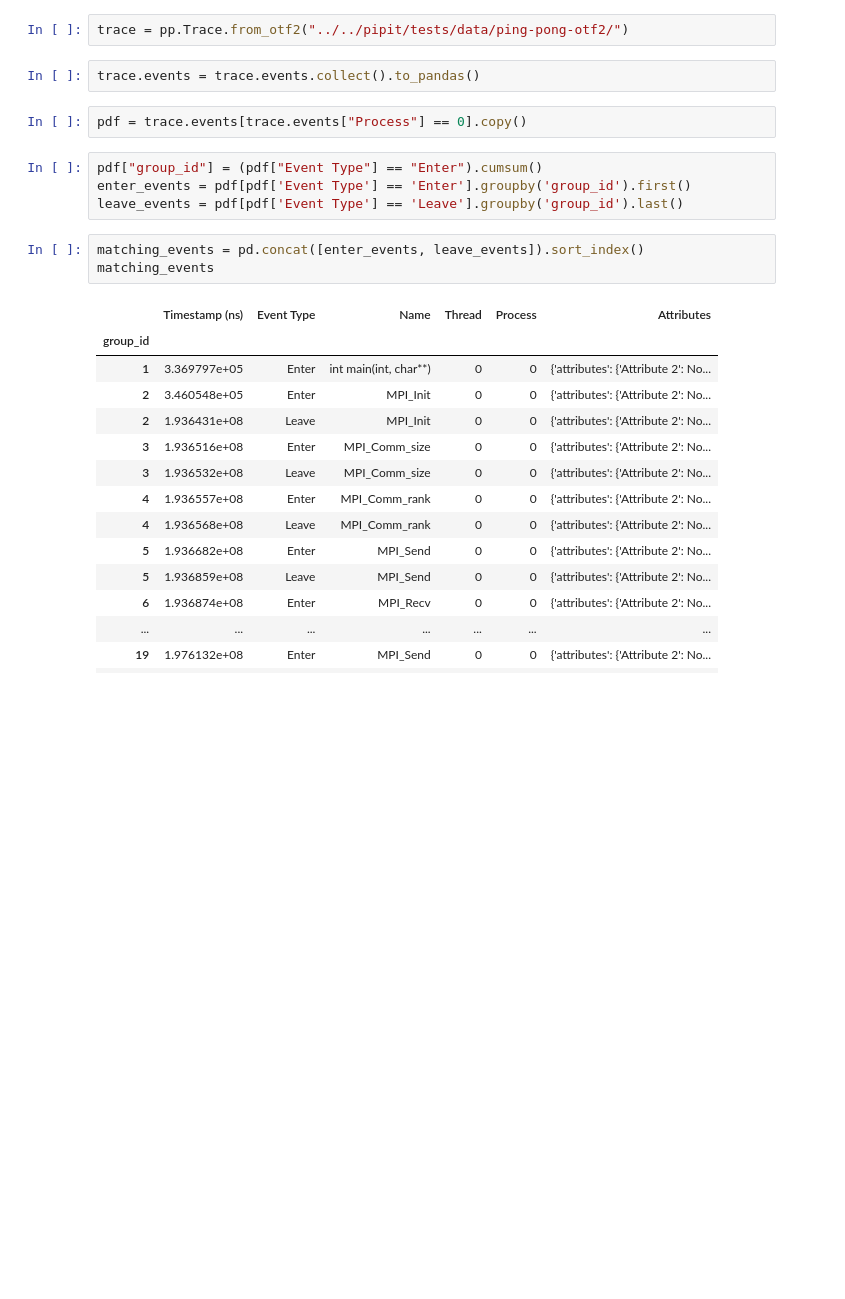
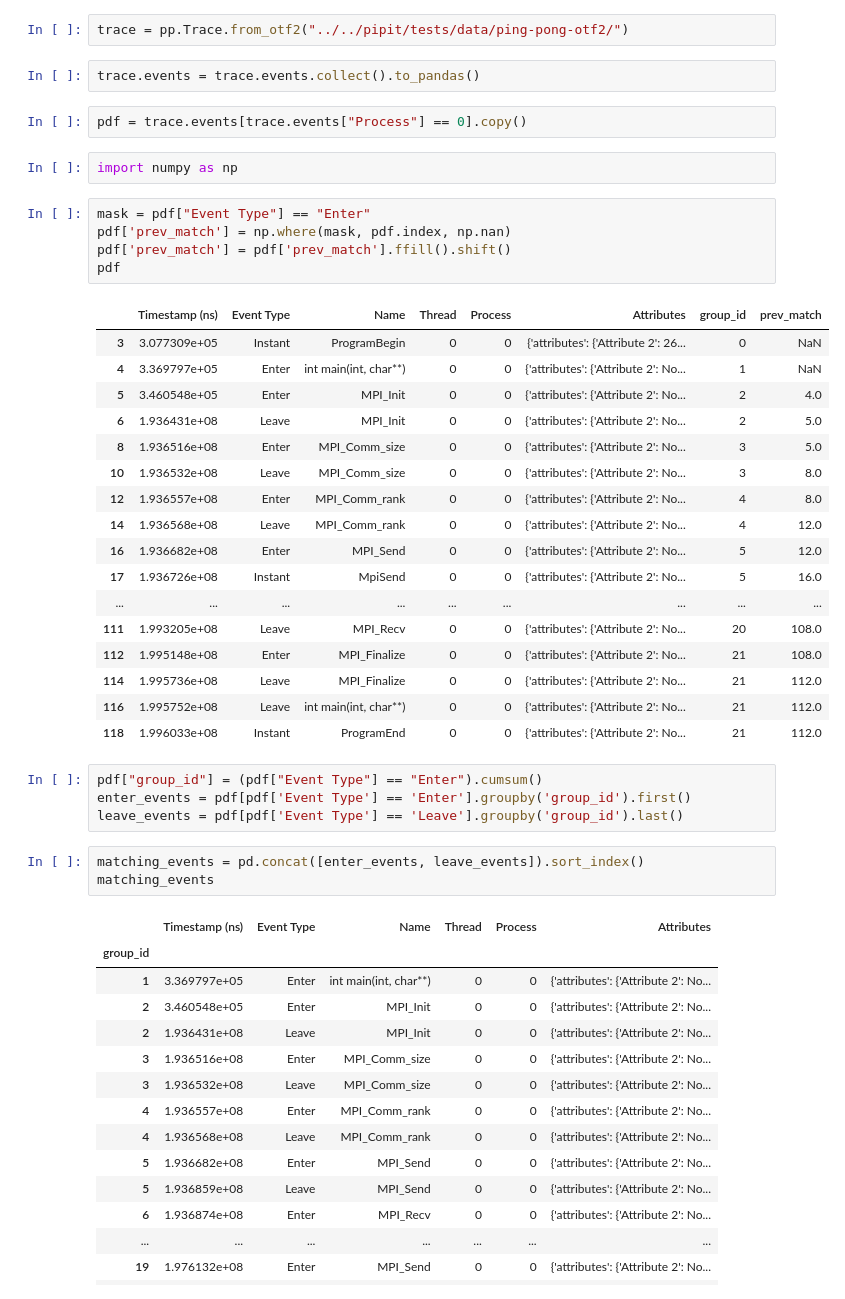
Before and after one commit to hpcgroup/pipit, a Jupyter notebook: docs/examples/polars.ipynb, the cells around one changed output. Drawn from its saved outputs; the diff is of its cells as text; blank space fills up the shorter version.

```diff
--- a/docs/examples/polars.ipynb
+++ b/docs/examples/polars.ipynb
@@ -451,6 +478,31 @@ trace = pp.Trace.from_otf2("../../pipit/tests/data/ping-pong-otf2/")
 trace.events = trace.events.collect().to_pandas()
 # %%
 pdf = trace.events[trace.events["Process"] == 0].copy()
+# %%
+import numpy as np
+# %%
+mask = pdf["Event Type"] == "Enter"
+pdf['prev_match'] = np.where(mask, pdf.index, np.nan)
+pdf['prev_match'] = pdf['prev_match'].ffill().shift()
+pdf
+# %% [output]
+|  | Timestamp (ns) | Event Type | Name | Thread | Process | Attributes | group_id | prev_match |
+| 3 | 3.077309e+05 | Instant | ProgramBegin | 0 | 0 | {'attributes': {'Attribute 2': 26... | 0 | NaN |
+| 4 | 3.369797e+05 | Enter | int main(int, char**) | 0 | 0 | {'attributes': {'Attribute 2': No... | 1 | NaN |
+| 5 | 3.460548e+05 | Enter | MPI_Init | 0 | 0 | {'attributes': {'Attribute 2': No... | 2 | 4.0 |
+| 6 | 1.936431e+08 | Leave | MPI_Init | 0 | 0 | {'attributes': {'Attribute 2': No... | 2 | 5.0 |
+| 8 | 1.936516e+08 | Enter | MPI_Comm_size | 0 | 0 | {'attributes': {'Attribute 2': No... | 3 | 5.0 |
+| 10 | 1.936532e+08 | Leave | MPI_Comm_size | 0 | 0 | {'attributes': {'Attribute 2': No... | 3 | 8.0 |
+| 12 | 1.936557e+08 | Enter | MPI_Comm_rank | 0 | 0 | {'attributes': {'Attribute 2': No... | 4 | 8.0 |
+| 14 | 1.936568e+08 | Leave | MPI_Comm_rank | 0 | 0 | {'attributes': {'Attribute 2': No... | 4 | 12.0 |
+| 16 | 1.936682e+08 | Enter | MPI_Send | 0 | 0 | {'attributes': {'Attribute 2': No... | 5 | 12.0 |
+| 17 | 1.936726e+08 | Instant | MpiSend | 0 | 0 | {'attributes': {'Attribute 2': No... | 5 | 16.0 |
+| ... | ... | ... | ... | ... | ... | ... | ... | ... |
+| 111 | 1.993205e+08 | Leave | MPI_Recv | 0 | 0 | {'attributes': {'Attribute 2': No... | 20 | 108.0 |
+| 112 | 1.995148e+08 | Enter | MPI_Finalize | 0 | 0 | {'attributes': {'Attribute 2': No... | 21 | 108.0 |
+| 114 | 1.995736e+08 | Leave | MPI_Finalize | 0 | 0 | {'attributes': {'Attribute 2': No... | 21 | 112.0 |
+| 116 | 1.995752e+08 | Leave | int main(int, char**) | 0 | 0 | {'attributes': {'Attribute 2': No... | 21 | 112.0 |
+| 118 | 1.996033e+08 | Instant | ProgramEnd | 0 | 0 | {'attributes': {'Attribute 2': No... | 21 | 112.0 |
 # %%
 pdf["group_id"] = (pdf["Event Type"] == "Enter").cumsum()
 enter_events = pdf[pdf['Event Type'] == 'Enter'].groupby('group_id').first()
```
Also changed, not shown: parts of 18 cells of this notebook, 1 other file.
